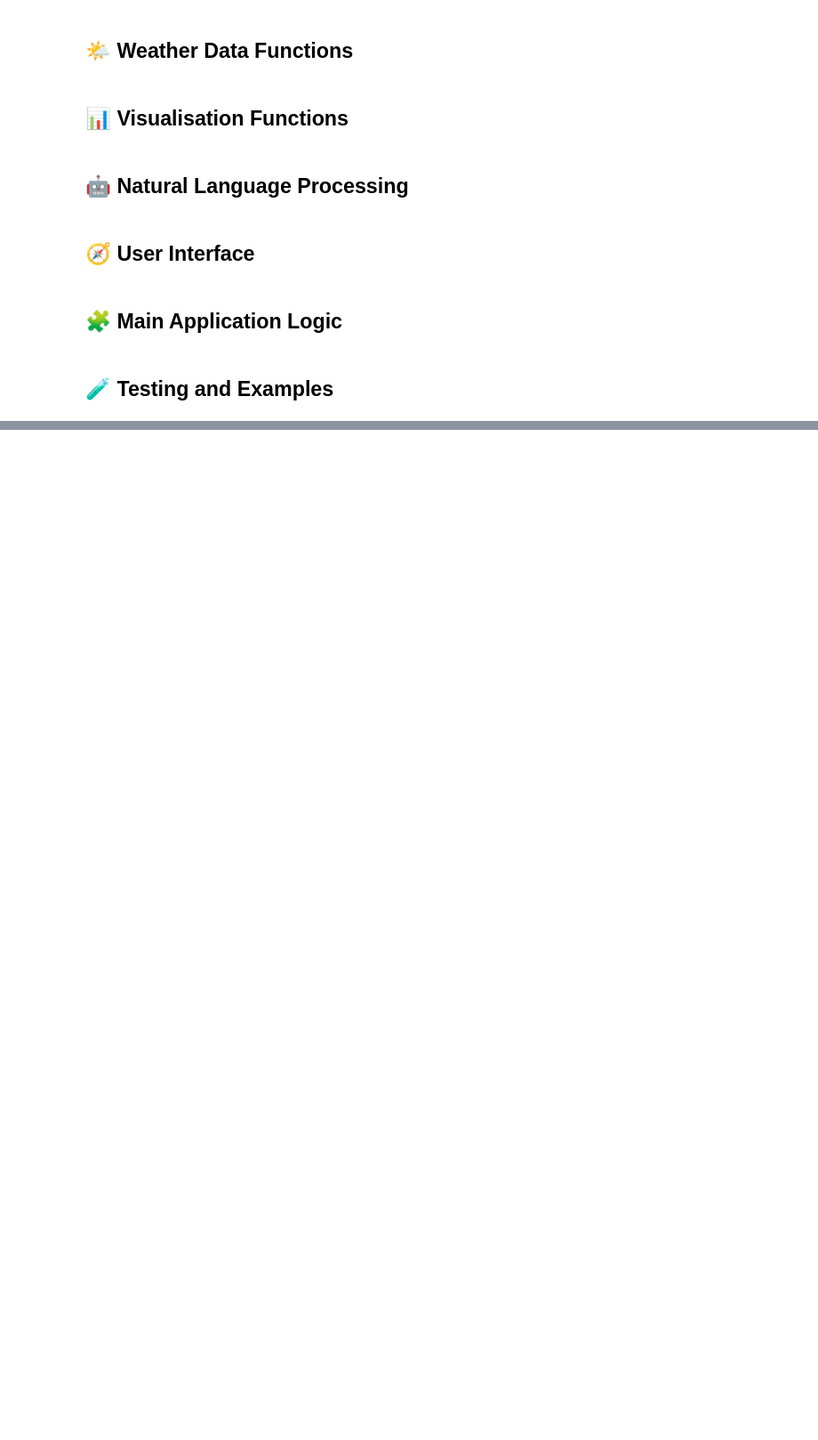
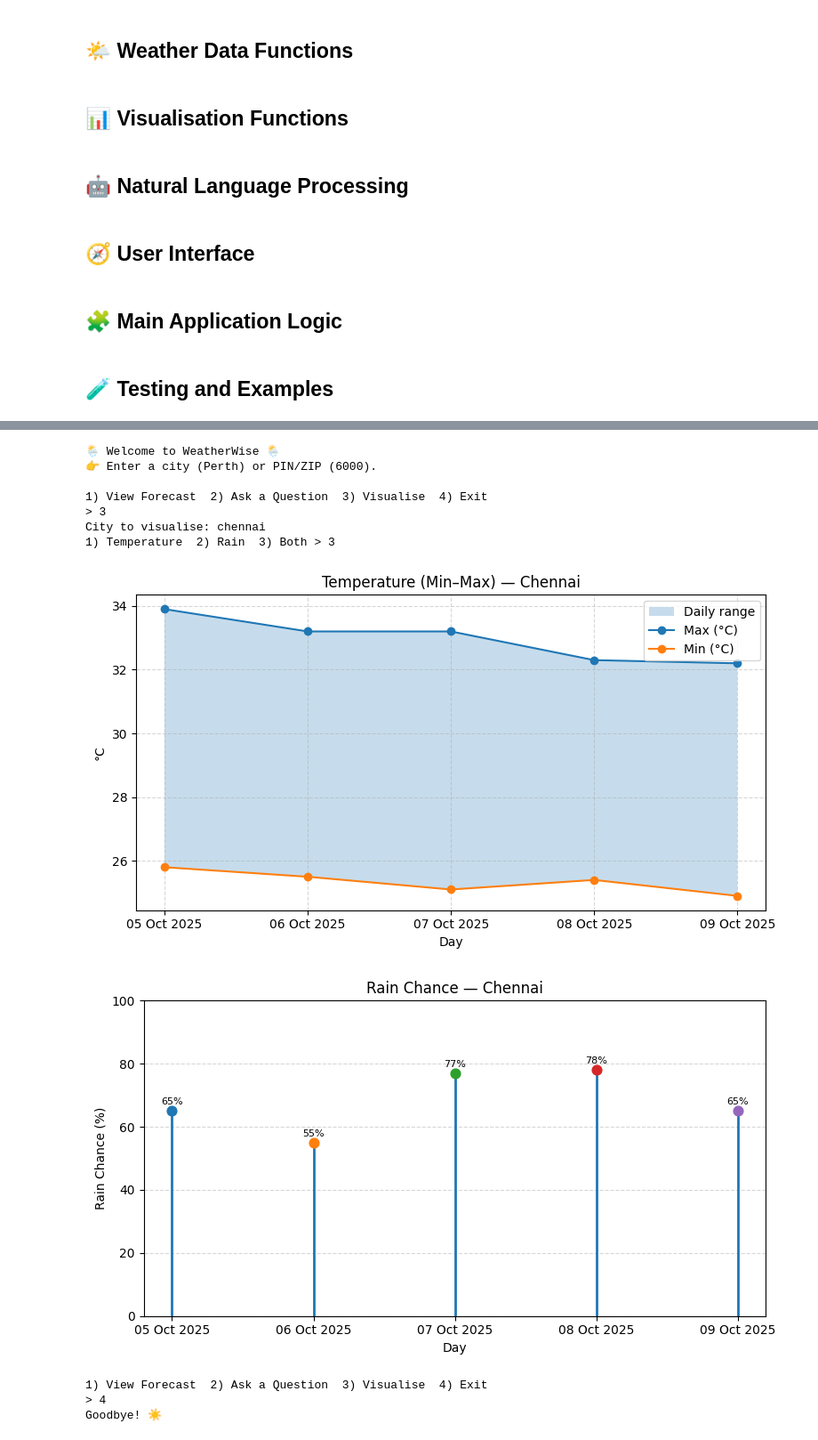
Before and after one commit to HanselWilfred/WeatherWise-Hansel-Wilfred, a Jupyter notebook: starter_notebook.ipynb, the cells around one changed output, grey strips where cells are left out. Shown at 89% size. Saved outputs shown, nothing was run; the diff lists cells and outputs as text; code cells hidden in the pictures; blank space fills up the shorter version.

```diff
--- a/starter_notebook.ipynb
+++ b/starter_notebook.ipynb
@@ -356,8 +438,2 @@ def generate_weather_response(parsed_q, weather_data):
 # %% [markdown]
 ## 🧩 Main Application Logic
-# %%
-# Tie everything together here
-def run_app():
-    print("🌦️ Welcome to WeatherWise 🌦️")
-    print("👉 You can enter either a city name (e.g., Perth, Sydney) OR a PIN/ZIP code (e.g., 6000, 10001).")
-    main_menu()
@@ -390,0 +475,31 @@ Please select one of the following:
+# %%
+4
+# Questions you can ask weatherwise
+SAMPLE_QUESTIONS = [
+    # Rain-only
+    "Will it rain today in Perth?",
+    "Is rain likely in 6000 tomorrow?",
+
+    # Temperature-only
+    "Is it cold tomorrow in Melbourne?",
+    "Temperature in Adelaide in 3 days?",
+
+    # General feel
+    "How is the weather today in Perth?",
+    "Weather in Auckland in 4 days?",
+]
+
+run_app()
+# %% [output]
+🌦️ Welcome to WeatherWise 🌦️
+👉 Enter a city (Perth) or PIN/ZIP (6000).
+
+1) View Forecast  2) Ask a Question  3) Visualise  4) Exit
+> 3
+City to visualise: chennai
+1) Temperature  2) Rain  3) Both > 3
+[figure, added]
+[figure, added]
+1) View Forecast  2) Ask a Question  3) Visualise  4) Exit
+> 4
+Goodbye! ☀️
```
Also changed, not shown: parts of 12 cells of this notebook.
